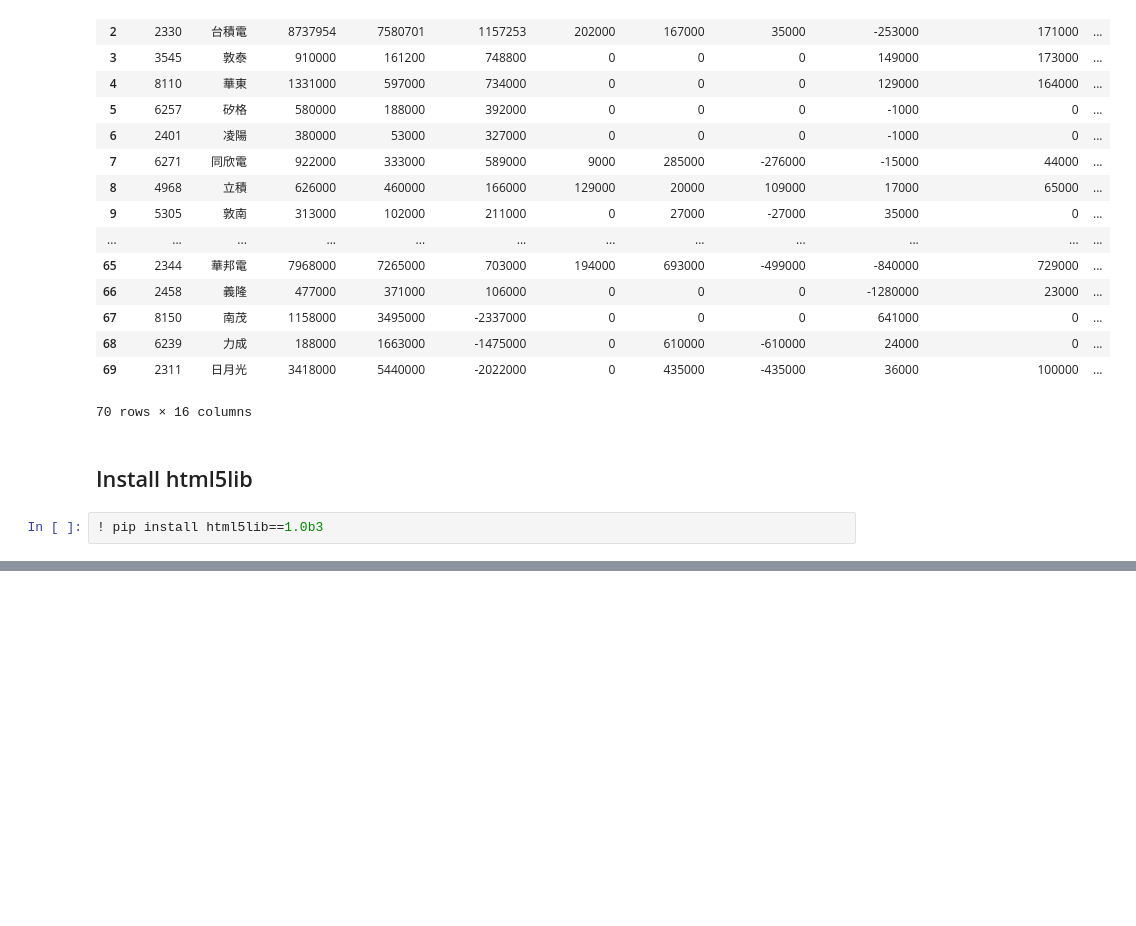
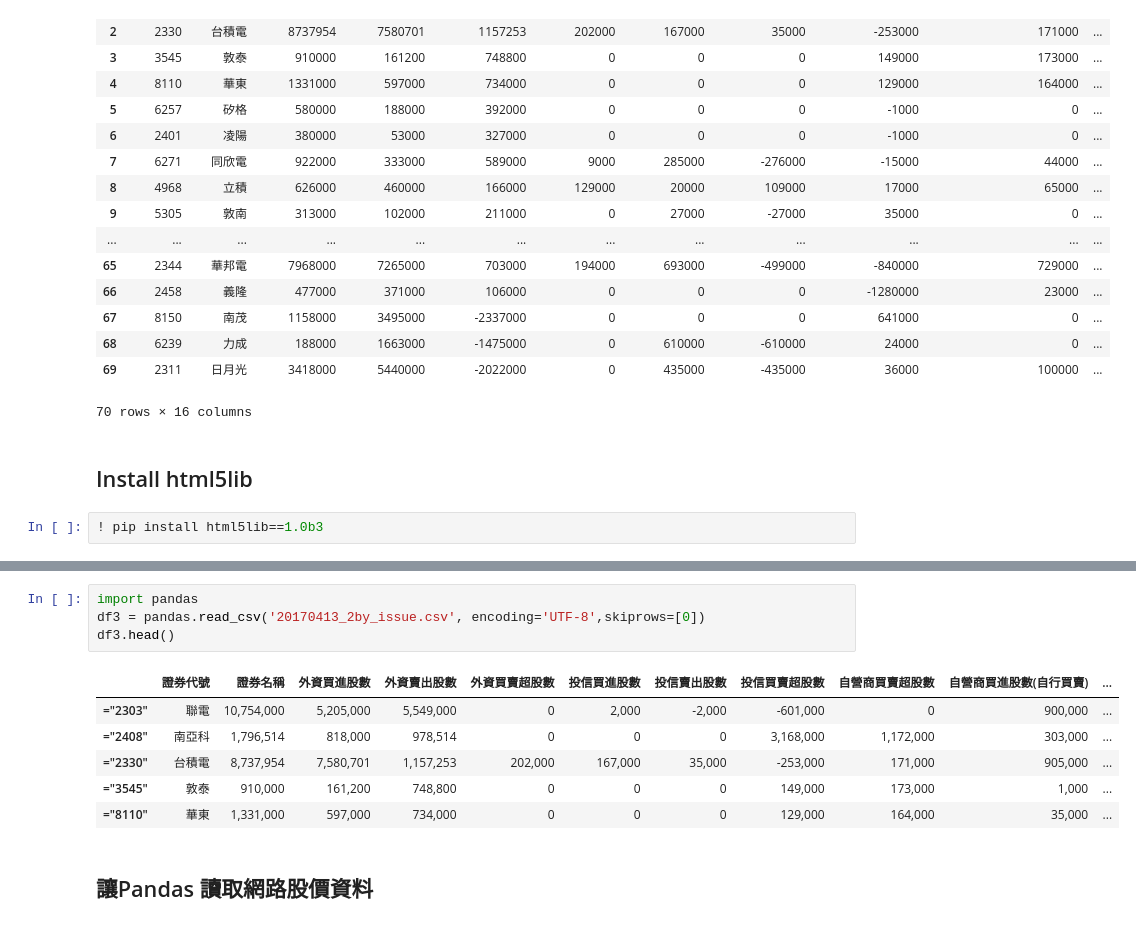
Before and after one commit to ywchiu/pyfinance, a Jupyter notebook: Demo20170416.ipynb, the cells around one changed output, grey strips where cells are left out. Saved outputs shown, nothing was run; the diff lists cells and outputs as text; blank space fills up the shorter version.

```diff
--- a/Demo20170416.ipynb
+++ b/Demo20170416.ipynb
@@ -335,0 +350,13 @@ dfs[0]
+# %%
+import pandas
+df3 = pandas.read_csv('20170413_2by_issue.csv', encoding='UTF-8',skiprows=[0])
+df3.head()
+# %% [output]
+|  | 證券代號 | 證券名稱 | 外資買進股數 | 外資賣出股數 | 外資買賣超股數 | 投信買進股數 | 投信賣出股數 | 投信買賣超股數 | 自營商買賣超股數 | 自營商買進股數(自行買賣) | ... |
+| ="2303" | 聯電 | 10,754,000 | 5,205,000 | 5,549,000 | 0 | 2,000 | -2,000 | -601,000 | 0 | 900,000 | ... |
+| ="2408" | 南亞科 | 1,796,514 | 818,000 | 978,514 | 0 | 0 | 0 | 3,168,000 | 1,172,000 | 303,000 | ... |
+| ="2330" | 台積電 | 8,737,954 | 7,580,701 | 1,157,253 | 202,000 | 167,000 | 35,000 | -253,000 | 171,000 | 905,000 | ... |
+| ="3545" | 敦泰 | 910,000 | 161,200 | 748,800 | 0 | 0 | 0 | 149,000 | 173,000 | 1,000 | ... |
+| ="8110" | 華東 | 1,331,000 | 597,000 | 734,000 | 0 | 0 | 0 | 129,000 | 164,000 | 35,000 | ... |
+# %% [markdown]
+## 讓Pandas 讀取網路股價資料
```
Also changed, not shown: parts of 15 cells of this notebook, 1 other file.
